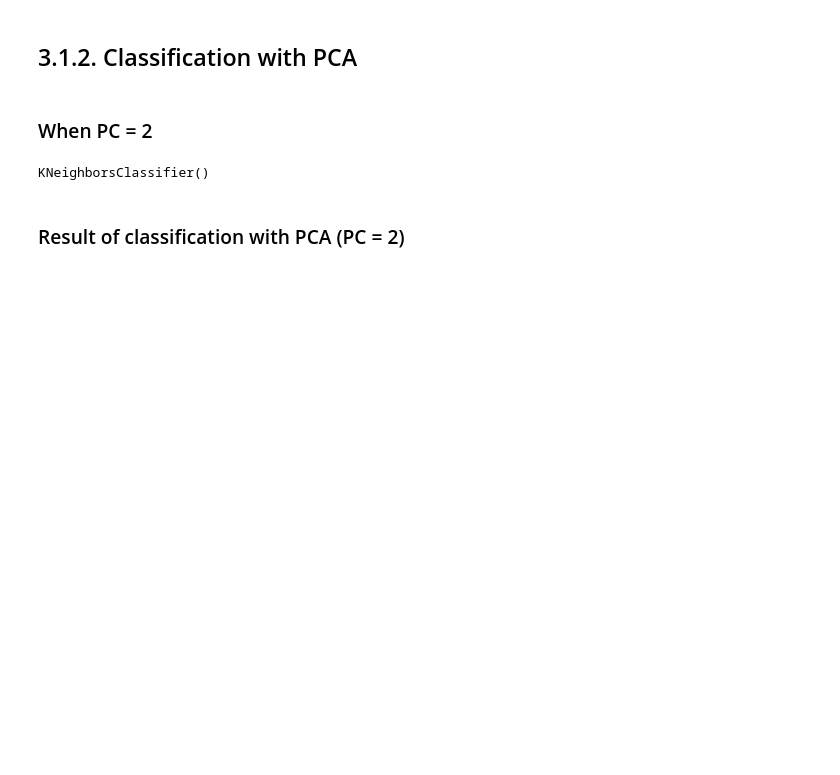
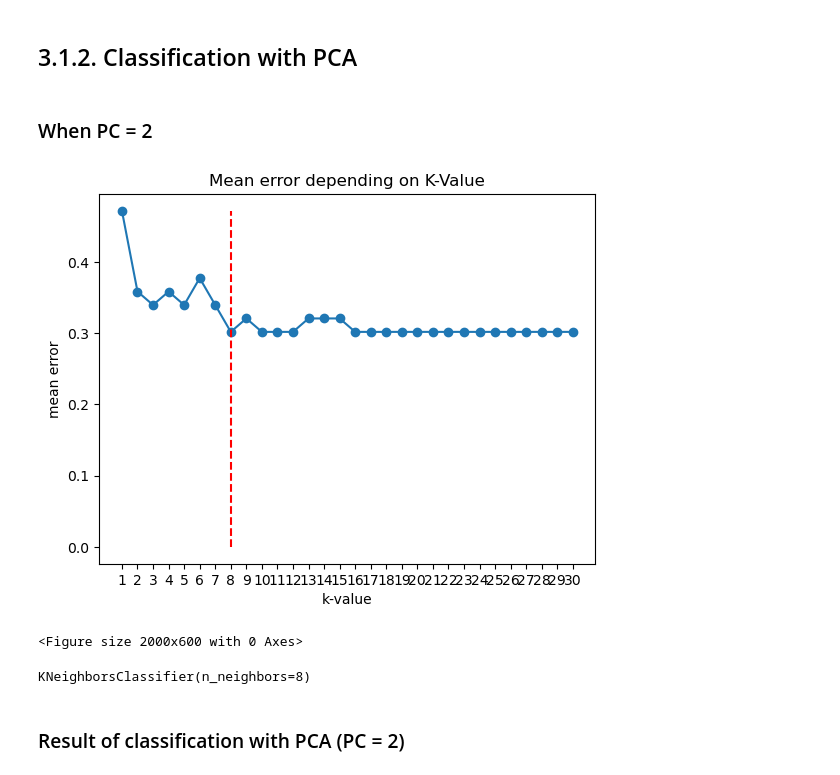
Before and after one commit to KyungTaek-Oh/Class, a Jupyter notebook: MachineLearning/PCA/ML_PCA_AS02-1.ipynb, the cells around one changed output. Saved outputs shown, nothing was run; the diff lists cells and outputs as text; code cells hidden in the pictures; blank space fills up the shorter version.

```diff
--- a/MachineLearning/PCA/ML_PCA_AS02-1.ipynb
+++ b/MachineLearning/PCA/ML_PCA_AS02-1.ipynb
@@ -348,13 +418,19 @@ weighted avg       0.61      0.64      0.63        53
 ## 3.1.2. Classification with PCA
 # %% [markdown]
 ### When PC = 2
+# %%
+# Find optimal k value for K-NN classifier
+opt_k2 = optimal_k(X_train_pca_2, y_train, X_test_pca_2, y_test, max_k = 30)
+# %% [output]
+[figure, added]
+<Figure size 2000x600 with 0 Axes>
 # %%
 # k-NN 분류기를 생성
-classifier = KNeighborsClassifier(n_neighbors=5)
+classifier = KNeighborsClassifier(n_neighbors=opt_k2)
 # 분류기 학습
 classifier.fit(X_train_pca_2, y_train)
 # %% [output]
-KNeighborsClassifier()
+KNeighborsClassifier(n_neighbors=8)
 # %%
 # 예측
 y_pred= classifier.predict(X_test_pca_2)
```
Also changed, not shown: parts of 19 cells of this notebook.
